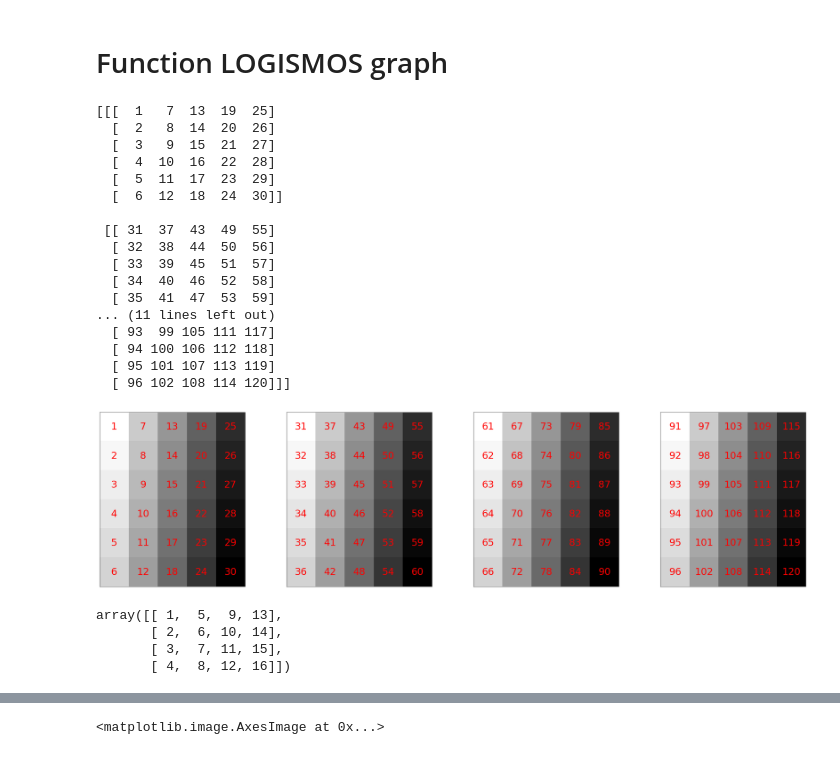
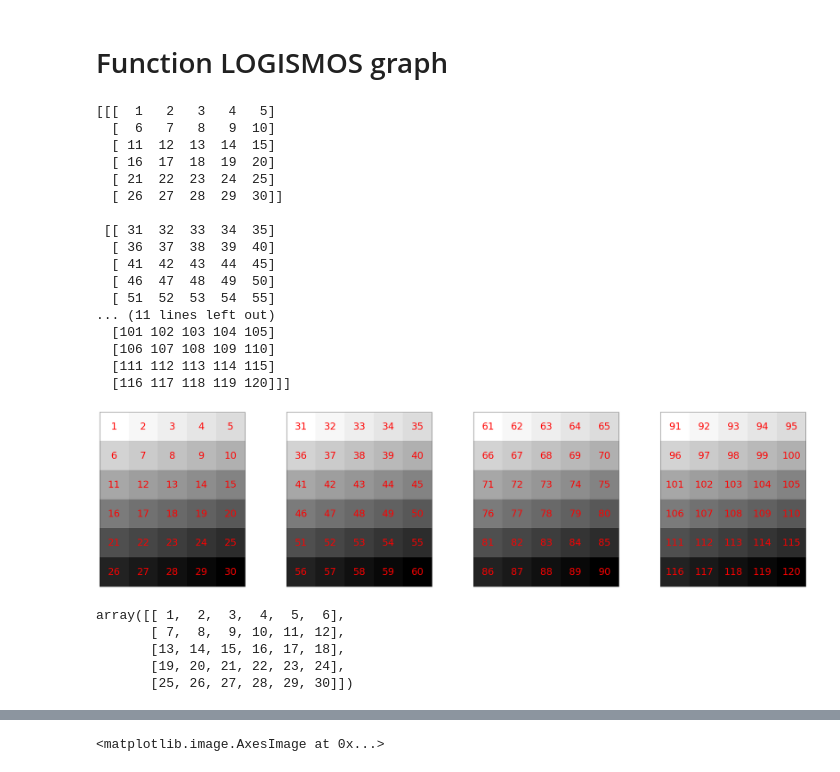
Before and after one commit to namhoangle/quantum-graph, a Jupyter notebook: qaoa.ipynb, the cells around one changed output, grey strips where cells are left out. Cells and saved outputs as stored; diff of their text form; code cells hidden in the pictures.

Commit message:
generate ordering array

```diff
--- a/qaoa.ipynb
+++ b/qaoa.ipynb
@@ -528,69 +528,72 @@ cost_3 = [[49, 53, 57, 61],
 
 cost = np.array([cost_0, cost_1, cost_2, cost_3])
 
-def create_cost_array(nslice, nnode, ncol):
-    flat_array = np.arange(1, nslice*nnode*ncol + 1)
-    cost_array = flat_array.reshape(nslice, nnode, ncol).transpose(0, 2, 1)
+def create_ordering_array(n_slice_y, n_col_x, n_height_z):
+    flat_array = np.arange(1, n_slice_y * n_height_z * n_col_x + 1)
+    # cost_array = flat_array.reshape(n_slice_y, n_col_x, n_height_z).transpose(0, 2, 1)
+
+    cost_array = flat_array.reshape(n_slice_y, n_col_x, n_height_z)
 
     return cost_array
 
 # Example usage:
-cost = create_cost_array(4, 5, 6)
+cost = create_ordering_array(4, 6, 5)
 print(cost)
 
 
 # graph = build_graph_3d(n, n, n, cost)
 # print(graph)
 
 # create the 3D plot
 dim_slice, dim_node, dim_col = cost.shape
 
 # plot cost[0] as a 2D image
 nrows = math.ceil(dim_slice/4)
 figs, axs = plt.subplots(nrows=nrows, ncols=dim_slice, figsize=(dim_slice * 10, nrows * 10))
 
 count_ax=0
 for i in range(dim_slice):
     axs.flatten()[count_ax].imshow(cost[i], cmap=plt.cm.gray_r, interpolation='nearest')
     # show value in each cell of the matrix
     for x in range(cost[i].shape[0]):
         for y in range(cost[i].shape[1]):
-            axs[count_ax].text(y, x, '%.0f' % cost[i][x, y],
+            axs.flatten()[count_ax].text(y, x, '%.0f' % cost[i][x, y],
                                horizontalalignment='center',
                                verticalalignment='center',
                                color='red',
                                fontsize=30)
-    axs[count_ax].set_xticks([])
-    axs[count_ax].set_yticks([])
+    axs.flatten()[count_ax].set_xticks([])
+    axs.flatten()[count_ax].set_yticks([])
     count_ax += 1
     # ax.xlabel('columns')
     # ax.ylabel('')
 
 
 plt.show()
 # %% [output]
-[[[  1   7  13  19  25]
-  [  2   8  14  20  26]
-  [  3   9  15  21  27]
-  [  4  10  16  22  28]
-  [  5  11  17  23  29]
-  [  6  12  18  24  30]]
+[[[  1   2   3   4   5]
+  [  6   7   8   9  10]
+  [ 11  12  13  14  15]
+  [ 16  17  18  19  20]
+  [ 21  22  23  24  25]
+  [ 26  27  28  29  30]]
 
- [[ 31  37  43  49  55]
-  [ 32  38  44  50  56]
-  [ 33  39  45  51  57]
-  [ 34  40  46  52  58]
-  [ 35  41  47  53  59]
+ [[ 31  32  33  34  35]
+  [ 36  37  38  39  40]
+  [ 41  42  43  44  45]
+  [ 46  47  48  49  50]
+  [ 51  52  53  54  55]
 ... (11 lines left out)
-  [ 93  99 105 111 117]
-  [ 94 100 106 112 118]
-  [ 95 101 107 113 119]
-  [ 96 102 108 114 120]]]
+  [101 102 103 104 105]
+  [106 107 108 109 110]
+  [111 112 113 114 115]
+  [116 117 118 119 120]]]
-[figure, old version]
+[figure, new version]
 # %%
 cost[0]
 # %% [output]
-array([[ 1,  5,  9, 13],
-       [ 2,  6, 10, 14],
-       [ 3,  7, 11, 15],
-       [ 4,  8, 12, 16]])
+array([[ 1,  2,  3,  4,  5,  6],
+       [ 7,  8,  9, 10, 11, 12],
+       [13, 14, 15, 16, 17, 18],
+       [19, 20, 21, 22, 23, 24],
+       [25, 26, 27, 28, 29, 30]])
```
Also changed, not shown: parts of 9 cells of this notebook, 8 other files.
